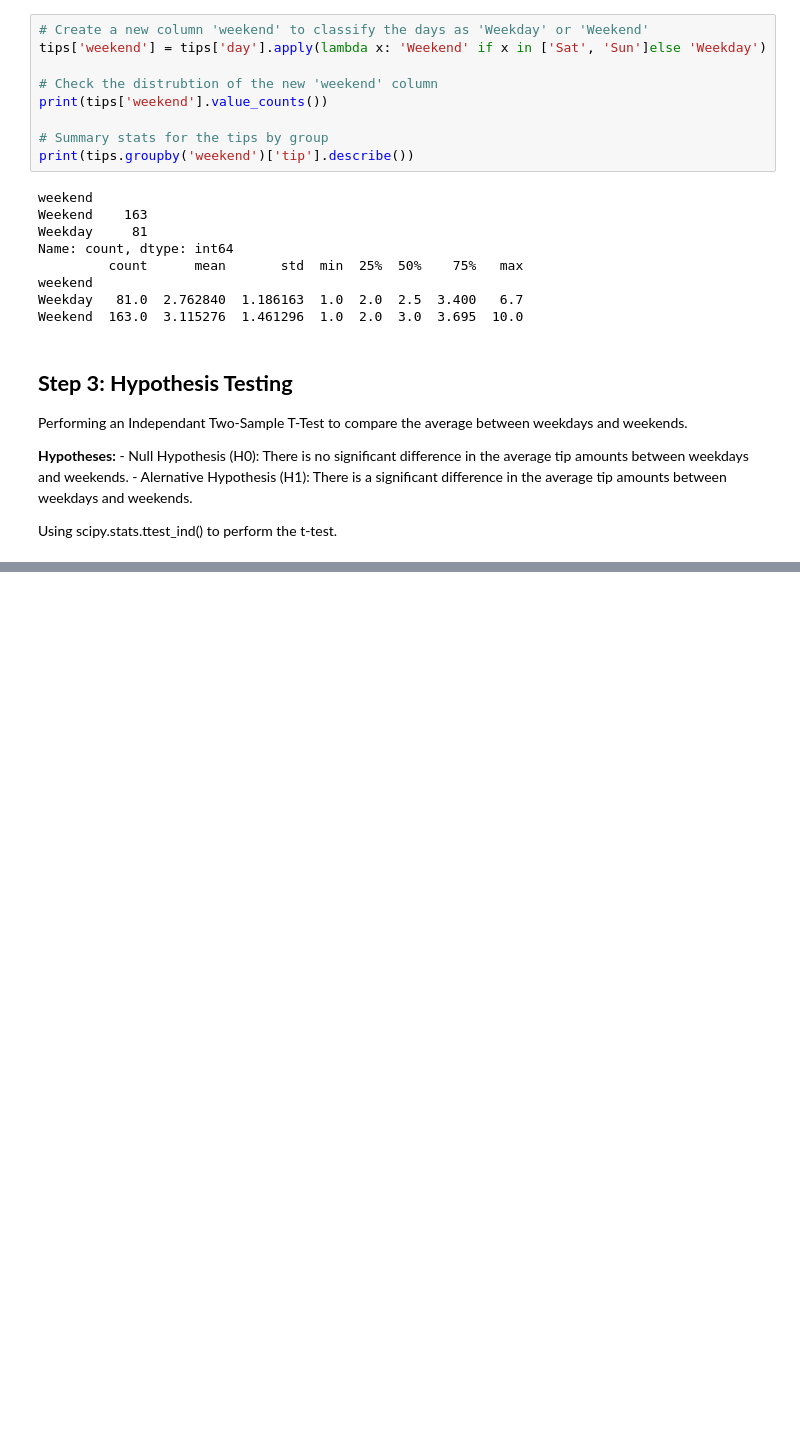
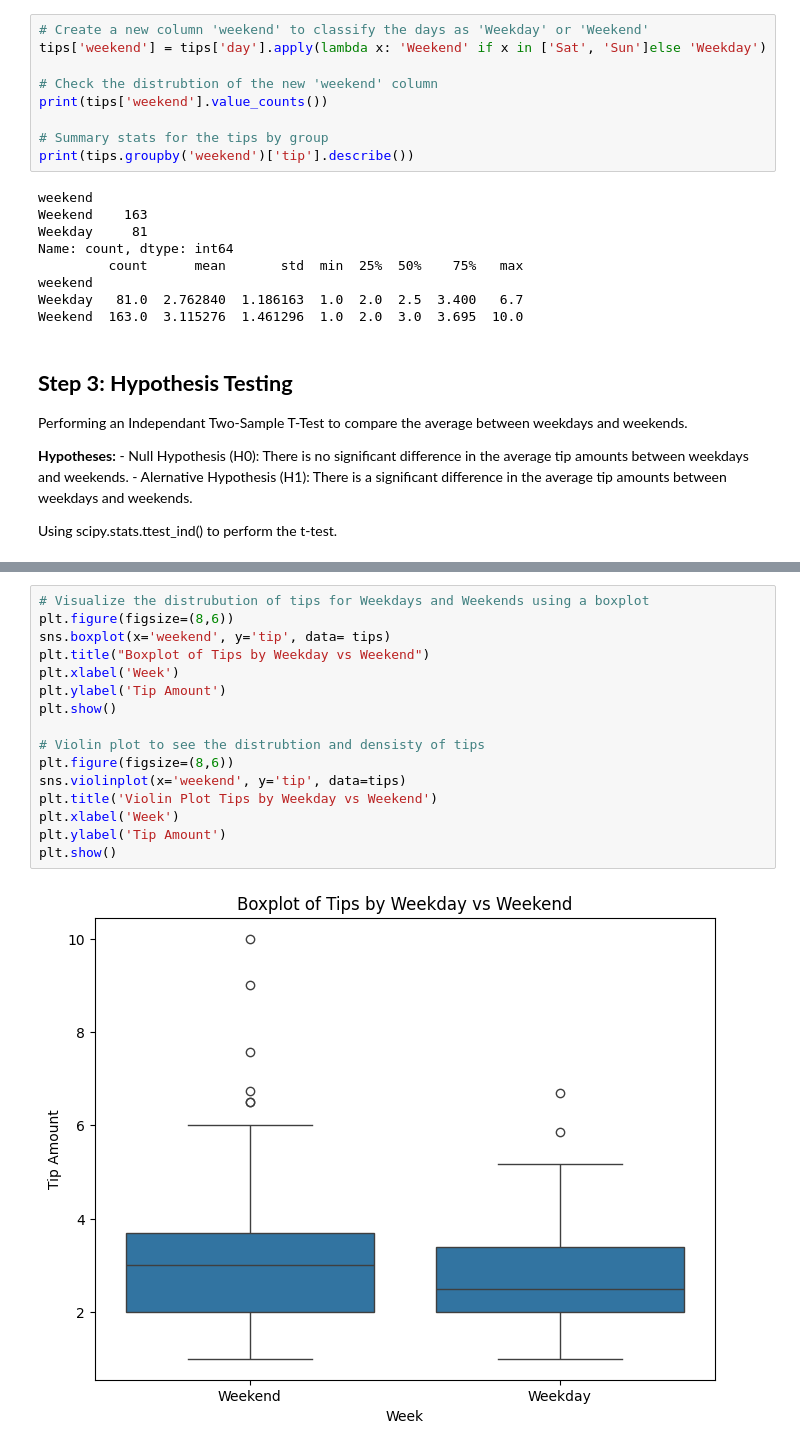
Before and after one commit to DimeryData/jyputertest, a Jupyter notebook: juypter_Notebook.ipynb, the cells around one changed output, grey strips where cells are left out. Cells and saved outputs as stored; diff of their text form; blank space fills up the shorter version.

```diff
--- a/juypter_Notebook.ipynb
+++ b/juypter_Notebook.ipynb
@@ -86,0 +91,18 @@ T-statistic: -1.8835, P-value: 0.0608
+# %%
+# Visualize the distrubution of tips for Weekdays and Weekends using a boxplot
+plt.figure(figsize=(8,6))
+sns.boxplot(x='weekend', y='tip', data= tips)
+plt.title("Boxplot of Tips by Weekday vs Weekend")
+plt.xlabel('Week')
+plt.ylabel('Tip Amount')
+plt.show()
+
+# Violin plot to see the distrubtion and densisty of tips
+plt.figure(figsize=(8,6))
+sns.violinplot(x='weekend', y='tip', data=tips)
+plt.title('Violin Plot Tips by Weekday vs Weekend')
+plt.xlabel('Week')
+plt.ylabel('Tip Amount')
+plt.show()
+# %% [output]
+[figure, added]
```
Also changed, not shown: parts of 6 cells of this notebook.
